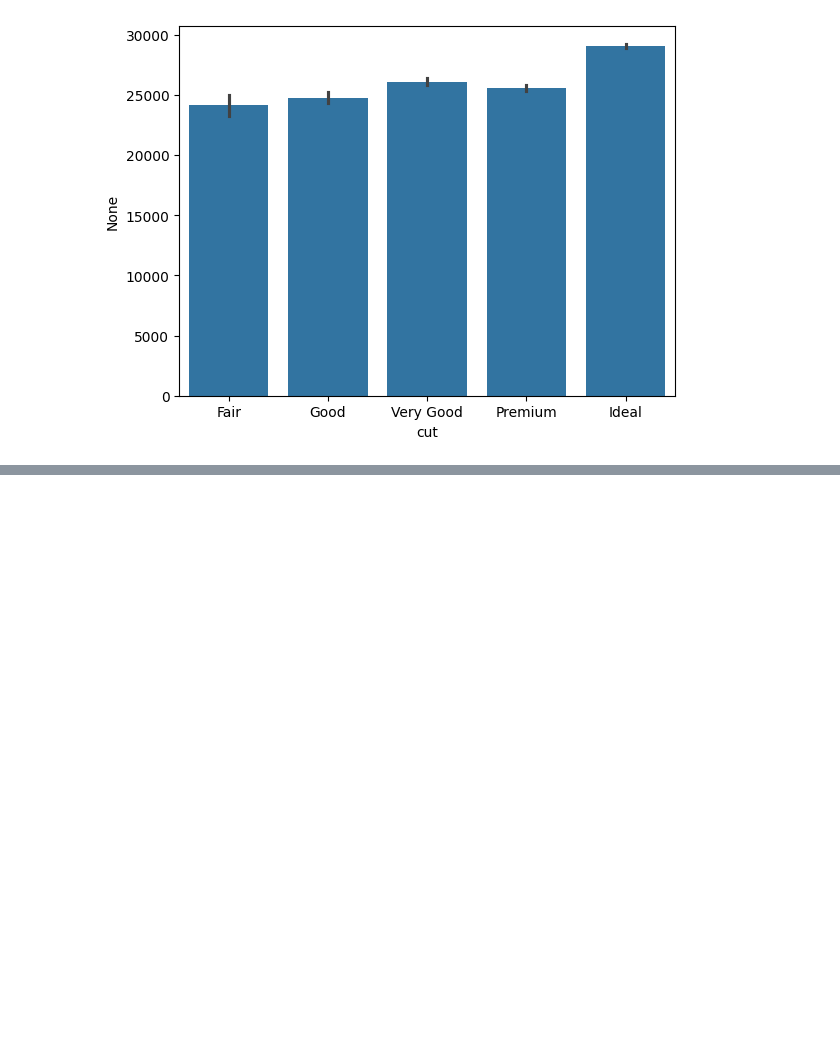
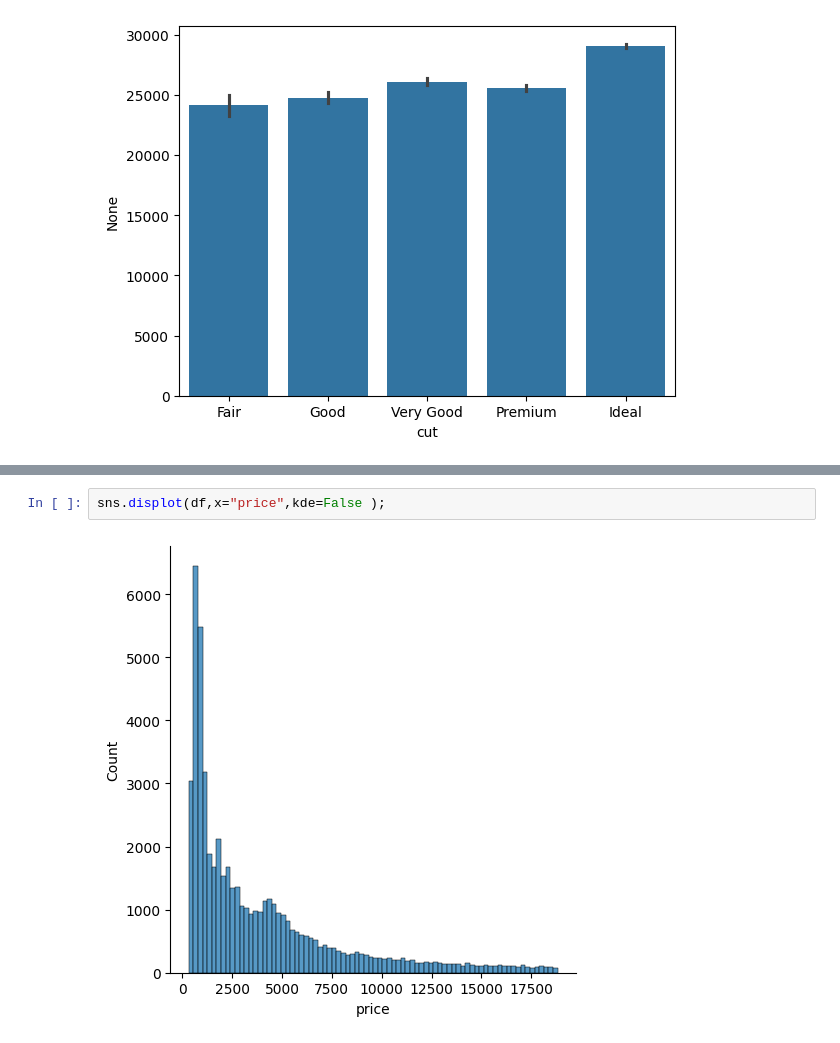
Before and after one commit to aliakbiyik/VeriGorsellestirme, a Jupyter notebook: DagilimGrafikleri.ipynb, the cells around one changed output, grey strips where cells are left out. Saved outputs shown, nothing was run; the diff lists cells and outputs as text; blank space fills up the shorter version.

```diff
--- a/DagilimGrafikleri.ipynb
+++ b/DagilimGrafikleri.ipynb
@@ -163,0 +223,4 @@ sns.barplot(x = "cut" , y = df.cut.index , data=df);
+# %%
+sns.displot(df,x="price",kde=False );
+# %% [output]
+[figure, added]
```
Also changed, not shown: parts of 16 cells of this notebook.
